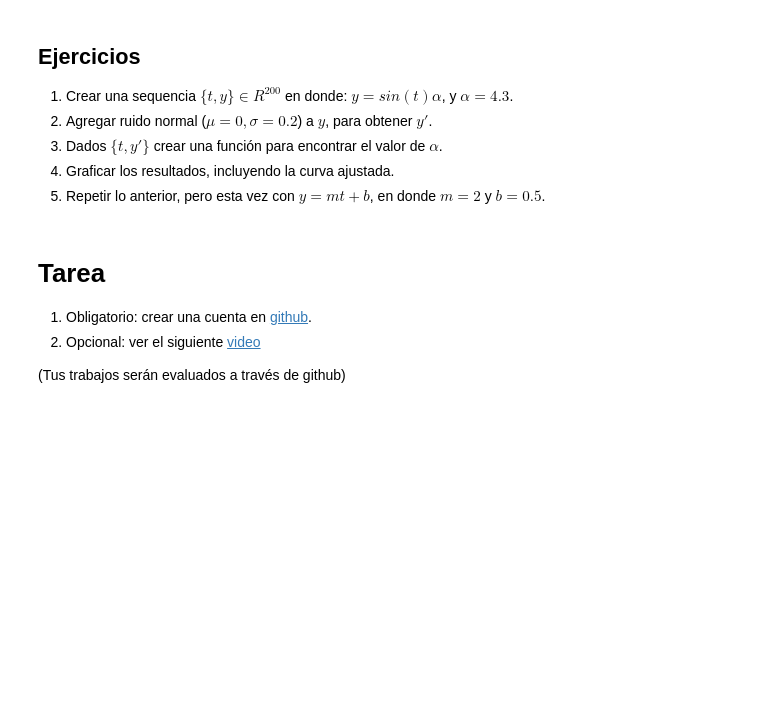
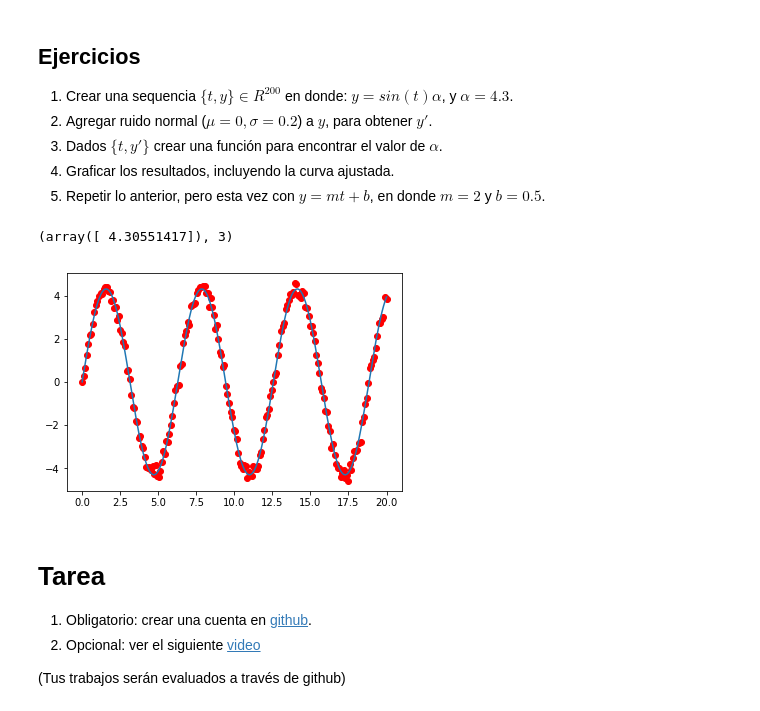
Before and after one commit to modcommet/Clases, a Jupyter notebook: clase2.ipynb, the cells around one changed output. Cells and saved outputs as stored; diff of their text form; code cells hidden in the pictures; blank space fills up the shorter version.

```diff
--- a/clase2.ipynb
+++ b/clase2.ipynb
@@ -159,6 +213,35 @@ Ejercicios
 3. Dados $\{t,y'\}$ crear una función para encontrar el valor de $\alpha$.
 4. Graficar los resultados, incluyendo la curva ajustada.
 5. Repetir lo anterior, pero esta vez con $y=mt+b$, en donde $m=2$ y $b=0.5$.
+# %%
+# 1. Simular datos
+import numpy as np
+import scipy as sp
+import matplotlib.pyplot as plt
+
+# Generar datos {t,y}, en donde y=sin(x)*a
+t = np.linspace(0,20,200)
+alpha=4.3
+yy = np.sin(t)*alpha
+noise = np.random.normal(0,.2,200)
+y = yy + noise
+
+# 2. Ajustar a datos
+from scipy.optimize import leastsq
+def residual(alpha,x,y):
+    model = np.sin(x)*alpha
+    return y-model
+
+out=leastsq(residual,2,args=(t,y))
+print out
+out[0][0]
+fit=np.sin(t)*out[0][0]
+plt.plot(t,y,'ro')
+plt.plot(t,fit)
+plt.show()
+# %% [output]
+(array([ 4.30551417]), 3)
+[figure, added]
 # %% [markdown]
 Tarea
 =====
```
Also changed, not shown: parts of 7 cells of this notebook, 1 other file.
